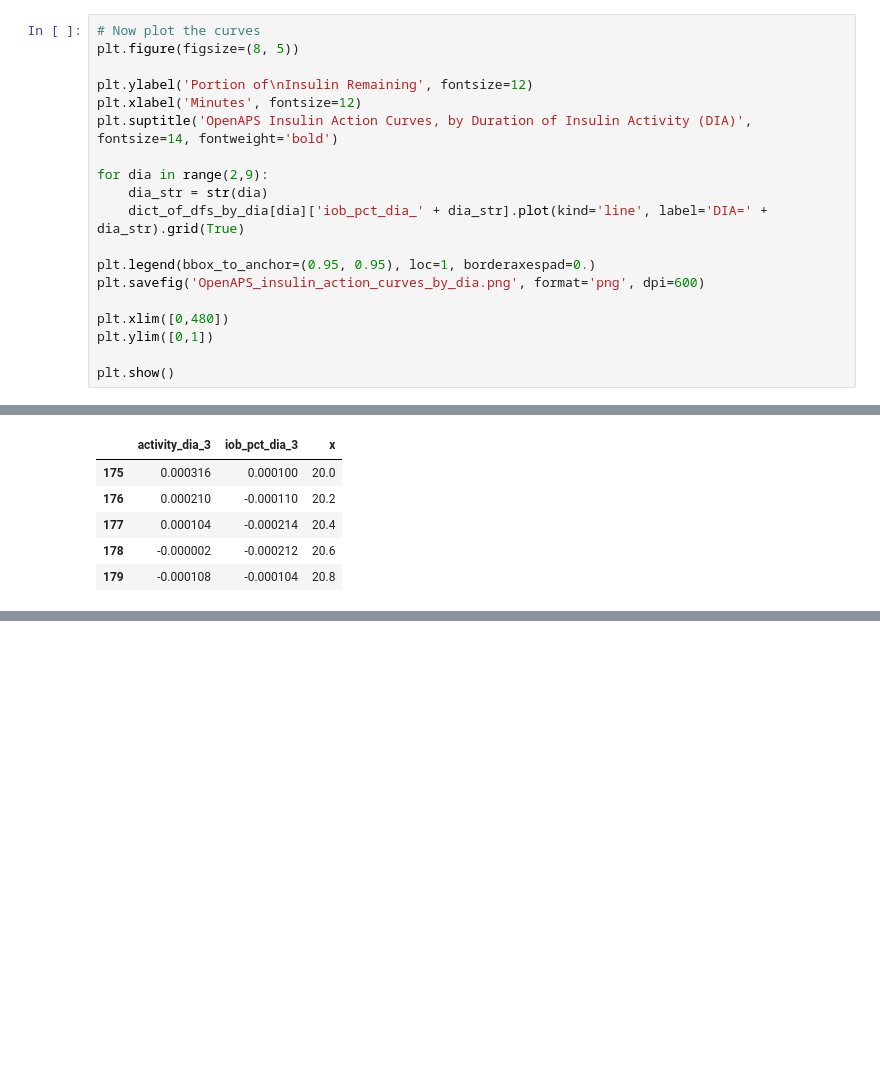
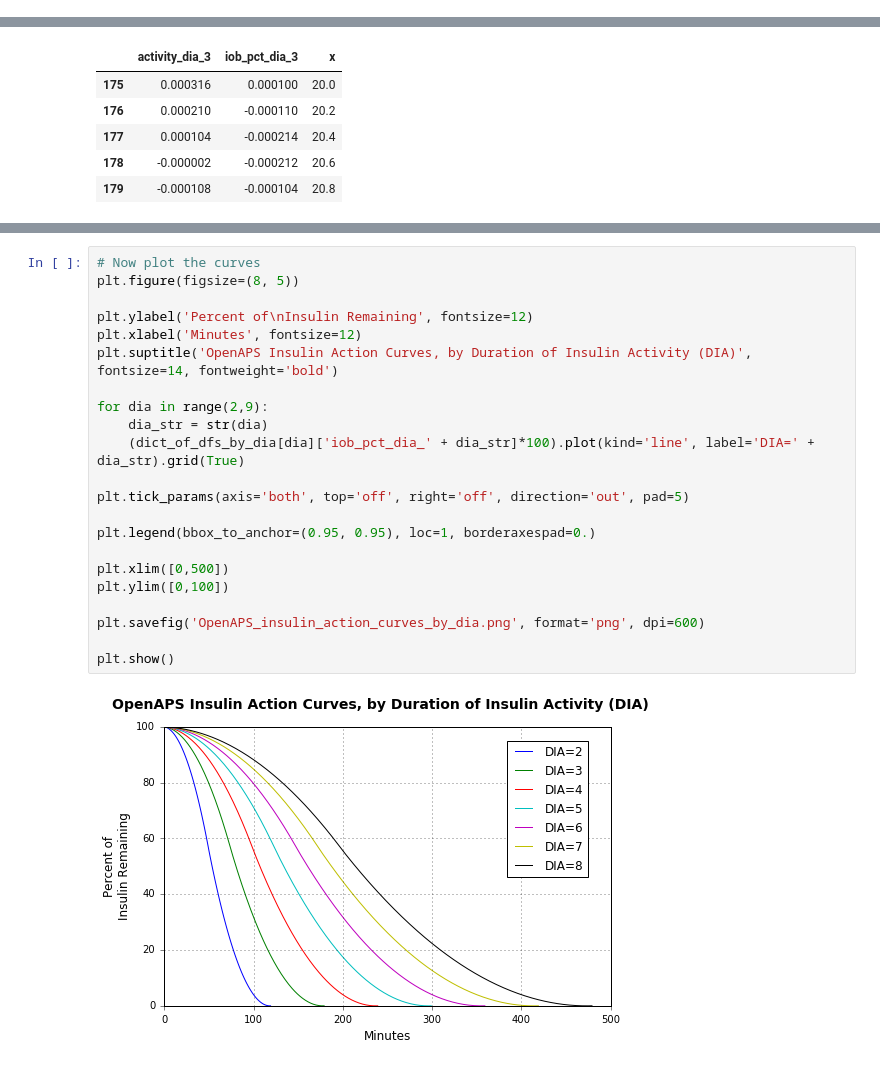
Before and after one commit to Nightscou2018/Replicate-OpenAPS-IOB-calcs, a Jupyter notebook: OpenAPS_iob_calculations.ipynb, the cells around one changed output, grey strips where cells are left out. Drawn from its saved outputs; the diff is of its cells as text; blank space fills up the shorter version.

```diff
--- a/OpenAPS_iob_calculations.ipynb
+++ b/OpenAPS_iob_calculations.ipynb
@@ -99,19 +106,0 @@ plt.show()
-# %%
-# Now plot the curves
-plt.figure(figsize=(8, 5))
-
-plt.ylabel('Portion of\nInsulin Remaining', fontsize=12)
-plt.xlabel('Minutes', fontsize=12)
-plt.suptitle('OpenAPS Insulin Action Curves, by Duration of Insulin Activity (DIA)', fontsize=14, fontweight='bold')
-
-for dia in range(2,9):
-    dia_str = str(dia)
-    dict_of_dfs_by_dia[dia]['iob_pct_dia_' + dia_str].plot(kind='line', label='DIA=' + dia_str).grid(True)
-
-plt.legend(bbox_to_anchor=(0.95, 0.95), loc=1, borderaxespad=0.)
-plt.savefig('OpenAPS_insulin_action_curves_by_dia.png', format='png', dpi=600)
-
-plt.xlim([0,480])
-plt.ylim([0,1])
-
-plt.show()
@@ -138 +188,25 @@ dict_of_dfs_by_dia[3].tail()
+# %%
+# Now plot the curves
+plt.figure(figsize=(8, 5))
+
+plt.ylabel('Percent of\nInsulin Remaining', fontsize=12)
+plt.xlabel('Minutes', fontsize=12)
+plt.suptitle('OpenAPS Insulin Action Curves, by Duration of Insulin Activity (DIA)', fontsize=14, fontweight='bold')
+
+for dia in range(2,9):
+    dia_str = str(dia)
+    (dict_of_dfs_by_dia[dia]['iob_pct_dia_' + dia_str]*100).plot(kind='line', label='DIA=' + dia_str).grid(True)
+
+plt.tick_params(axis='both', top='off', right='off', direction='out', pad=5)
+
+plt.legend(bbox_to_anchor=(0.95, 0.95), loc=1, borderaxespad=0.)
+
+plt.xlim([0,500])
+plt.ylim([0,100])
+
+plt.savefig('OpenAPS_insulin_action_curves_by_dia.png', format='png', dpi=600)
+
+plt.show()
+# %% [output]
+[figure, added]
 # %%
```
Also changed, not shown: parts of 11 cells of this notebook, 2 other files.
